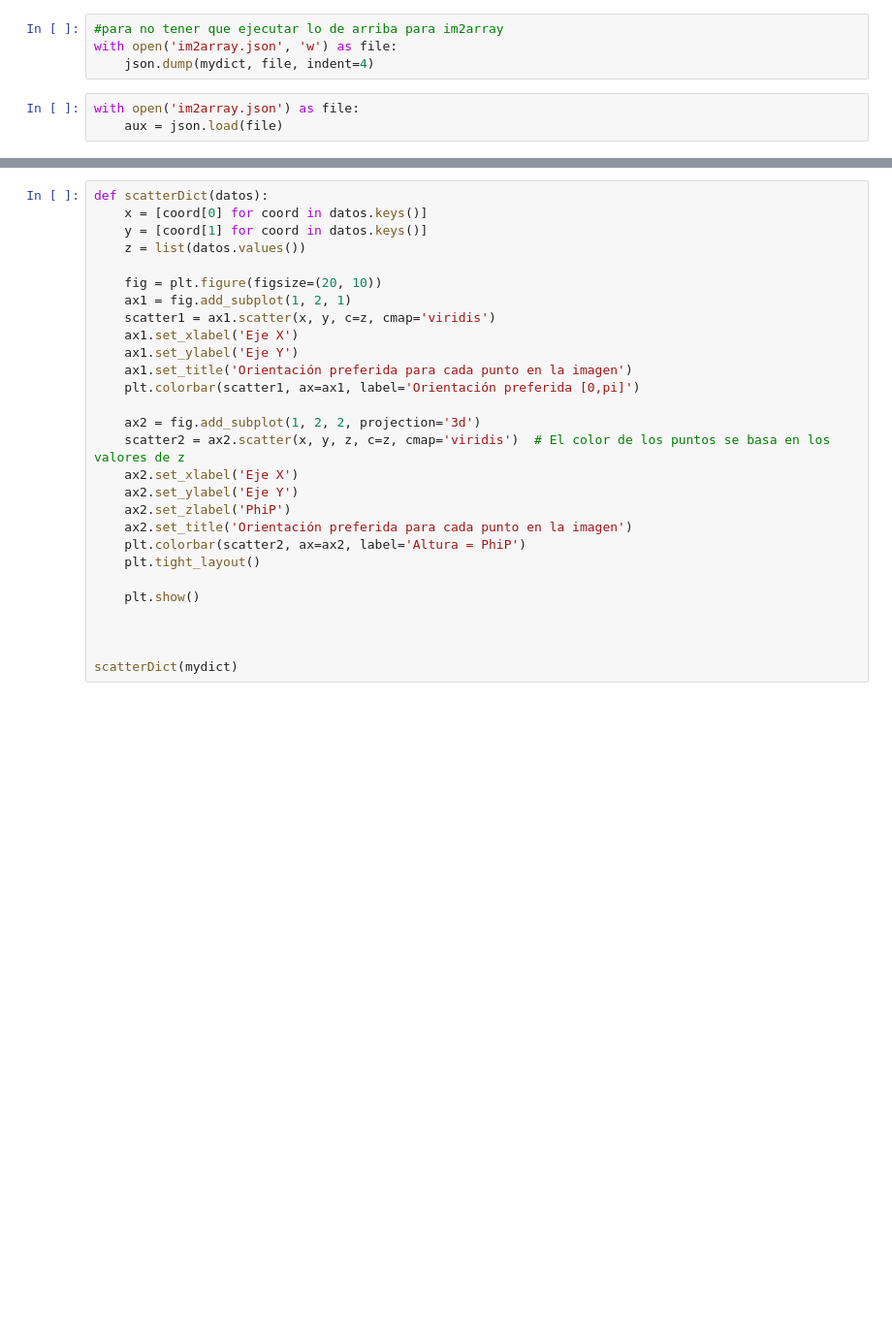
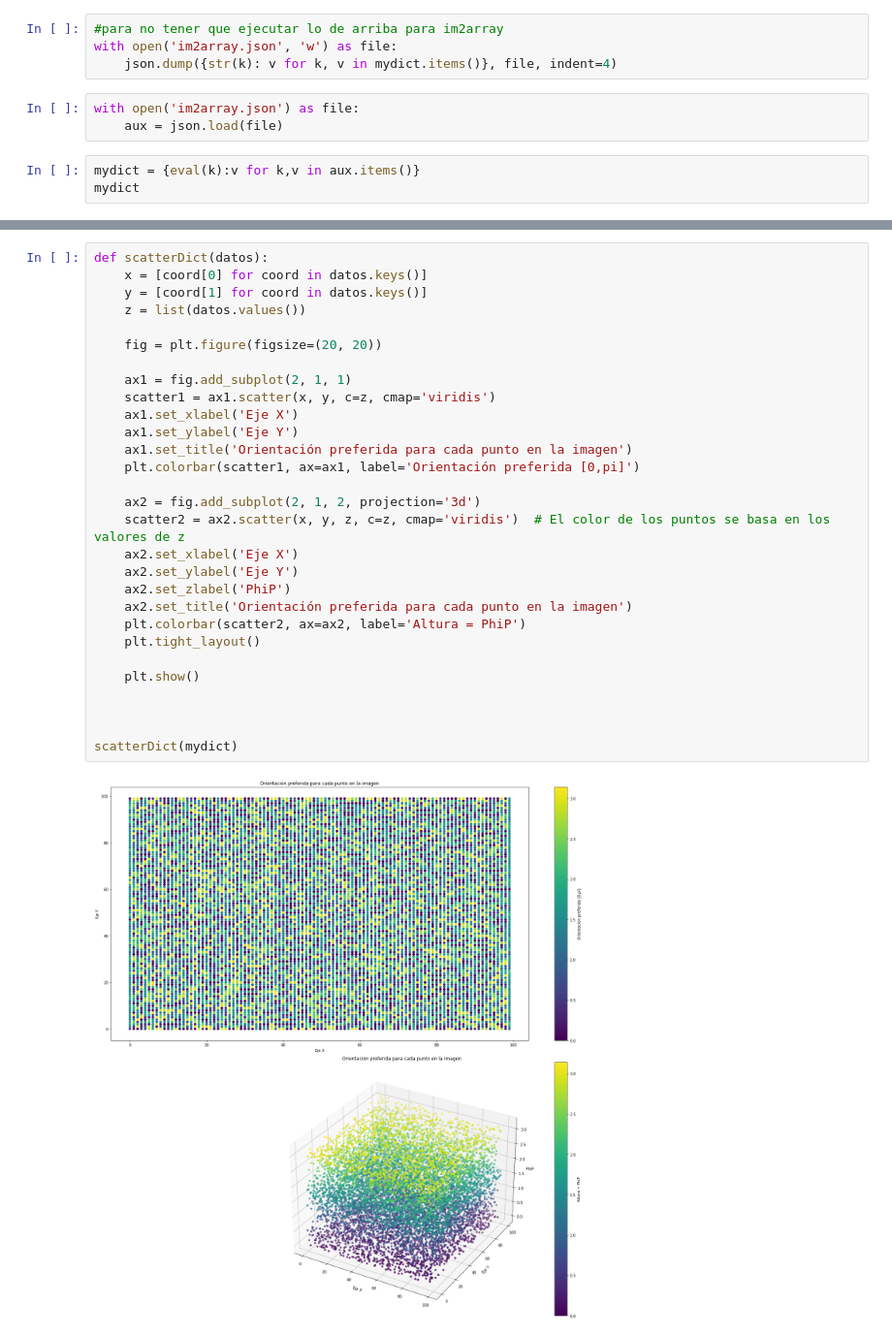
Before and after one commit to dominpm/modelFibrationV1, a Jupyter notebook: Modelo_Pruebas.ipynb, the cells around one changed output, grey strips where cells are left out. Shown at 97% size. Saved outputs shown, nothing was run; the diff lists cells and outputs as text; blank space fills up the shorter version.

```diff
--- a/Modelo_Pruebas.ipynb
+++ b/Modelo_Pruebas.ipynb
@@ -198,7 +230,10 @@ mydict
 # %%
 #para no tener que ejecutar lo de arriba para im2array
 with open('im2array.json', 'w') as file:
-    json.dump(mydict, file, indent=4)
+    json.dump({str(k): v for k, v in mydict.items()}, file, indent=4)
 # %%
 with open('im2array.json') as file:
     aux = json.load(file)
+# %%
+mydict = {eval(k):v for k,v in aux.items()}
+mydict
@@ -205,28 +258,31 @@ with open('im2array.json') as file:
 # %%
 def scatterDict(datos):
     x = [coord[0] for coord in datos.keys()]
     y = [coord[1] for coord in datos.keys()]
     z = list(datos.values())
 
-    fig = plt.figure(figsize=(20, 10))
-    ax1 = fig.add_subplot(1, 2, 1)
+    fig = plt.figure(figsize=(20, 20))
+
+    ax1 = fig.add_subplot(2, 1, 1)
     scatter1 = ax1.scatter(x, y, c=z, cmap='viridis')
     ax1.set_xlabel('Eje X')
     ax1.set_ylabel('Eje Y')
     ax1.set_title('Orientación preferida para cada punto en la imagen')
     plt.colorbar(scatter1, ax=ax1, label='Orientación preferida [0,pi]')
 
-    ax2 = fig.add_subplot(1, 2, 2, projection='3d')
+    ax2 = fig.add_subplot(2, 1, 2, projection='3d')
     scatter2 = ax2.scatter(x, y, z, c=z, cmap='viridis')  # El color de los puntos se basa en los valores de z
     ax2.set_xlabel('Eje X')
     ax2.set_ylabel('Eje Y')
     ax2.set_zlabel('PhiP')
     ax2.set_title('Orientación preferida para cada punto en la imagen')
     plt.colorbar(scatter2, ax=ax2, label='Altura = PhiP')
     plt.tight_layout()
 
     plt.show()
 
 
 
 scatterDict(mydict)
+# %% [output]
+[figure, added]
```
Also changed, not shown: parts of 12 cells of this notebook, 7 other files.
